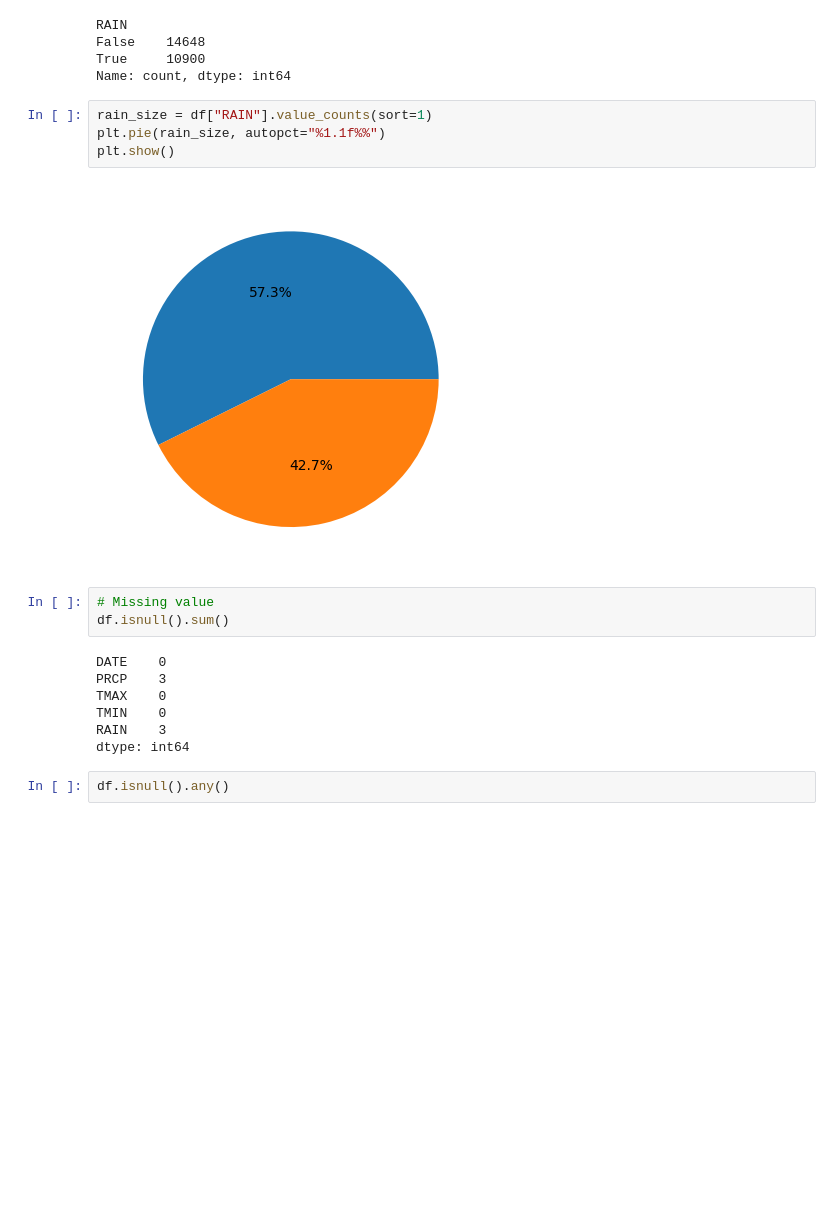
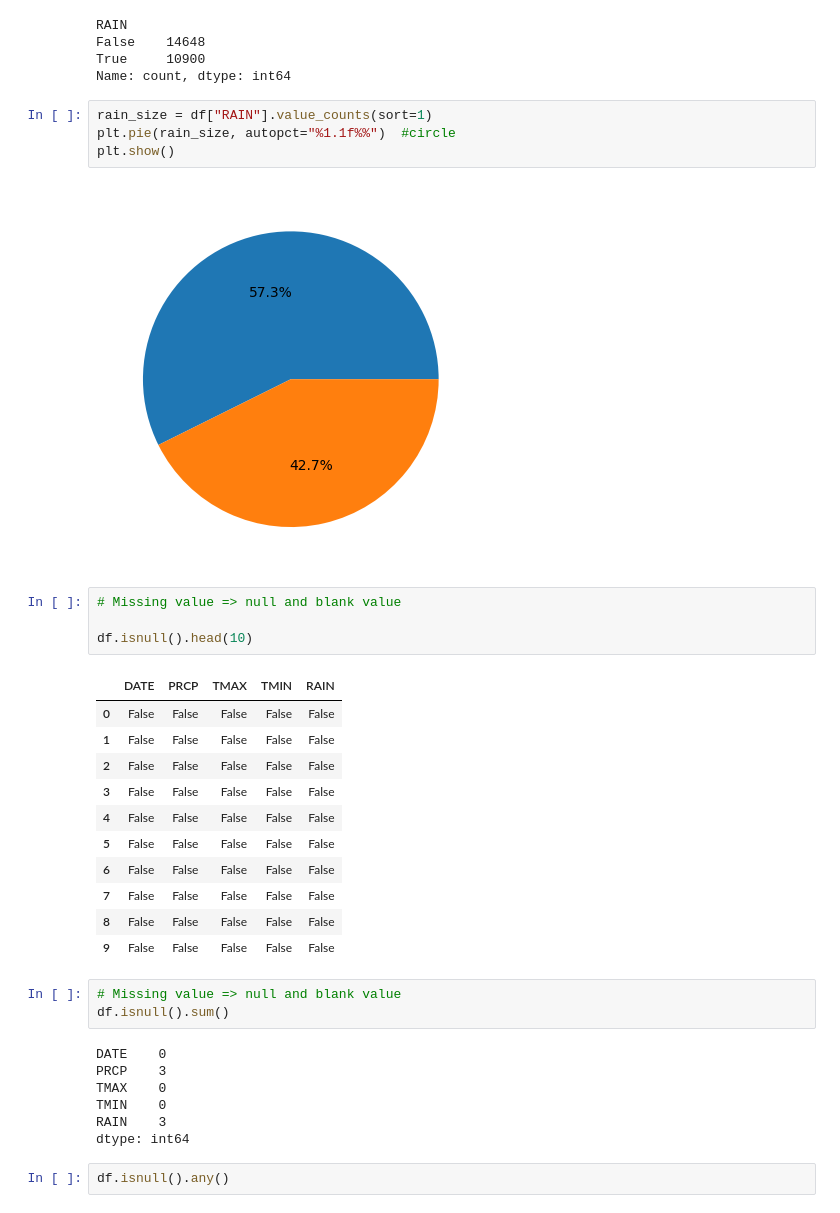
Before and after one commit to mahdiramezanii/logestic-regression, a Jupyter notebook: Untitled.ipynb, the cells around one changed output. Drawn from its saved outputs; the diff is of its cells as text; blank space fills up the shorter version.

```diff
--- a/Untitled.ipynb
+++ b/Untitled.ipynb
@@ -52,12 +58,28 @@ True     10900
 Name: count, dtype: int64
 # %%
 rain_size = df["RAIN"].value_counts(sort=1)
-plt.pie(rain_size, autopct="%1.1f%%")
+plt.pie(rain_size, autopct="%1.1f%%")  #circle
 plt.show()
 # %% [output]
 [figure]
+# %%
+# Missing value => null and blank value
+
+df.isnull().head(10)
+# %% [output]
+|  | DATE | PRCP | TMAX | TMIN | RAIN |
+| 0 | False | False | False | False | False |
+| 1 | False | False | False | False | False |
+| 2 | False | False | False | False | False |
+| 3 | False | False | False | False | False |
+| 4 | False | False | False | False | False |
+| 5 | False | False | False | False | False |
+| 6 | False | False | False | False | False |
+| 7 | False | False | False | False | False |
+| 8 | False | False | False | False | False |
+| 9 | False | False | False | False | False |
 # %%
-# Missing value
+# Missing value => null and blank value
 df.isnull().sum()
 # %% [output]
 DATE    0
```
Also changed, not shown: parts of 9 cells of this notebook.
